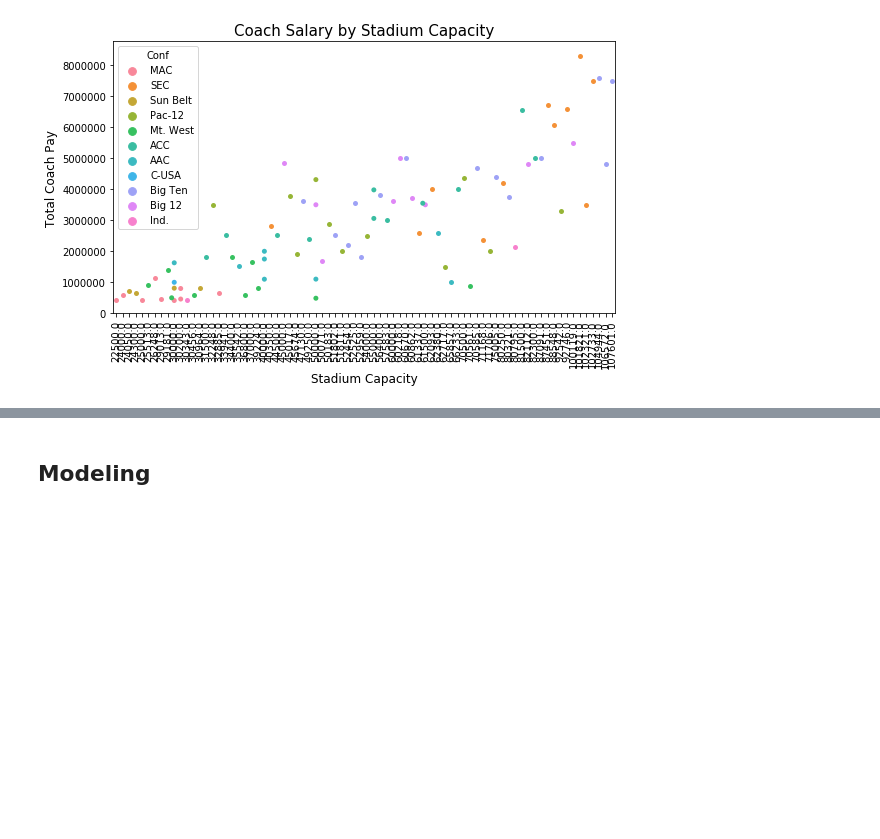
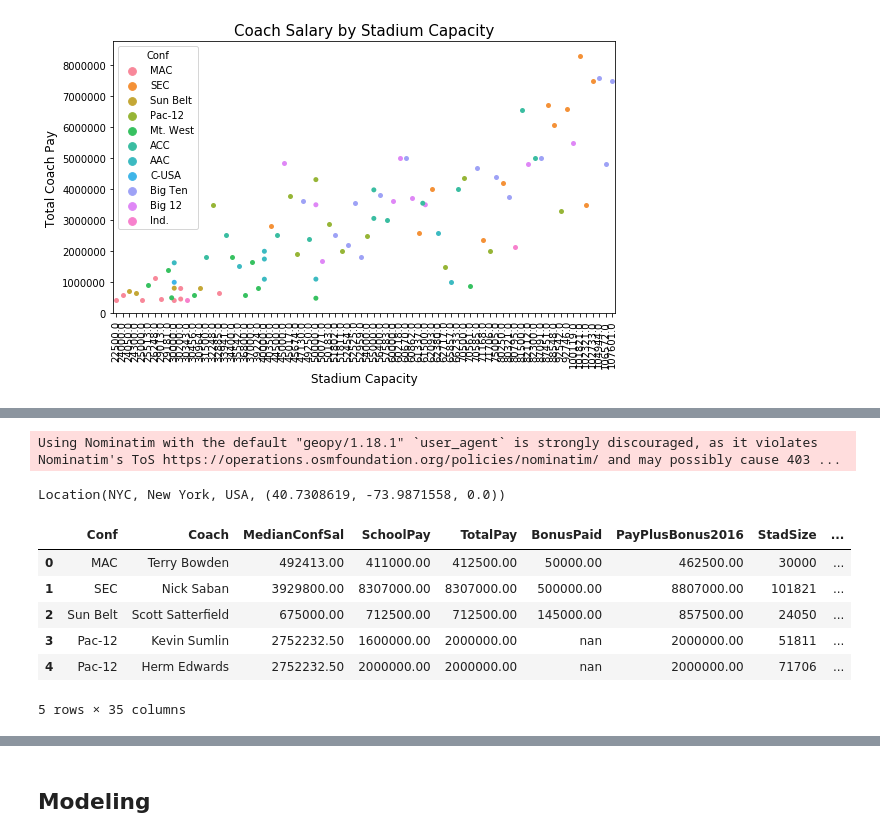
Before and after one commit to bcroarkin2726/IST718_BigDataAnalytics, a Jupyter notebook: HW1/IST718_Lab1.ipynb, the cells around one changed output, grey strips where cells are left out. Cells and saved outputs as stored; diff of their text form; code cells hidden in the pictures; blank space fills up the shorter version.

```diff
--- a/HW1/IST718_Lab1.ipynb
+++ b/HW1/IST718_Lab1.ipynb
@@ -292,0 +378,30 @@ plt.show()
+# %%
+from geopy.geocoders import Nominatim
+geolocator = Nominatim()
+loc = geolocator.geocode("New York, NY")
+loc
+#loc[1][0] for latitude
+#loc[1][1] for longitude
+# %% [output]
+Using Nominatim with the default "geopy/1.18.1" `user_agent` is strongly discouraged, as it violates Nominatim's ToS https://operations.osmfoundation.org/policies/nominatim/ and may possibly cause 403 ...
+Location(NYC, New York, USA, (40.7308619, -73.9871558, 0.0))
+# %%
+latitudes = []
+longitudes = []
+for i in range(len(df_final)):
+    city = df_final['city'][i]
+    state = df_final['State'][i]
+    loc = geolocator.geocode(city,state)
+    latitudes.append(loc[1][0])
+    longitudes.append(loc[1][1])
+df_final['latitude'] = latitudes
+df_final['longitudes'] = longitudes
+df_final.head()
+# %% [output]
+|  | Conf | Coach | MedianConfSal | SchoolPay | TotalPay | BonusPaid | PayPlusBonus2016 | StadSize | ... |
+| 0 | MAC | Terry Bowden | 492413.00 | 411000.00 | 412500.00 | 50000.00 | 462500.00 | 30000 | ... |
+| 1 | SEC | Nick Saban | 3929800.00 | 8307000.00 | 8307000.00 | 500000.00 | 8807000.00 | 101821 | ... |
+| 2 | Sun Belt | Scott Satterfield | 675000.00 | 712500.00 | 712500.00 | 145000.00 | 857500.00 | 24050 | ... |
+| 3 | Pac-12 | Kevin Sumlin | 2752232.50 | 1600000.00 | 2000000.00 | nan | 2000000.00 | 51811 | ... |
+| 4 | Pac-12 | Herm Edwards | 2752232.50 | 2000000.00 | 2000000.00 | nan | 2000000.00 | 71706 | ... |
+5 rows × 35 columns
```
Also changed, not shown: parts of 23 cells of this notebook.
